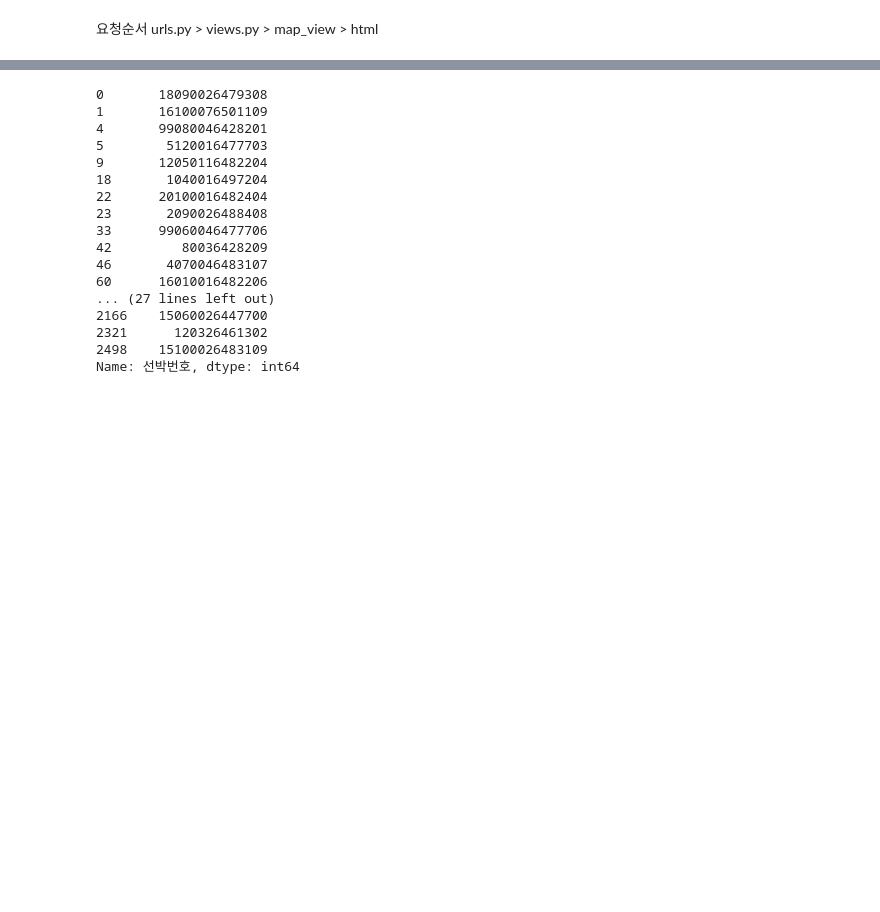
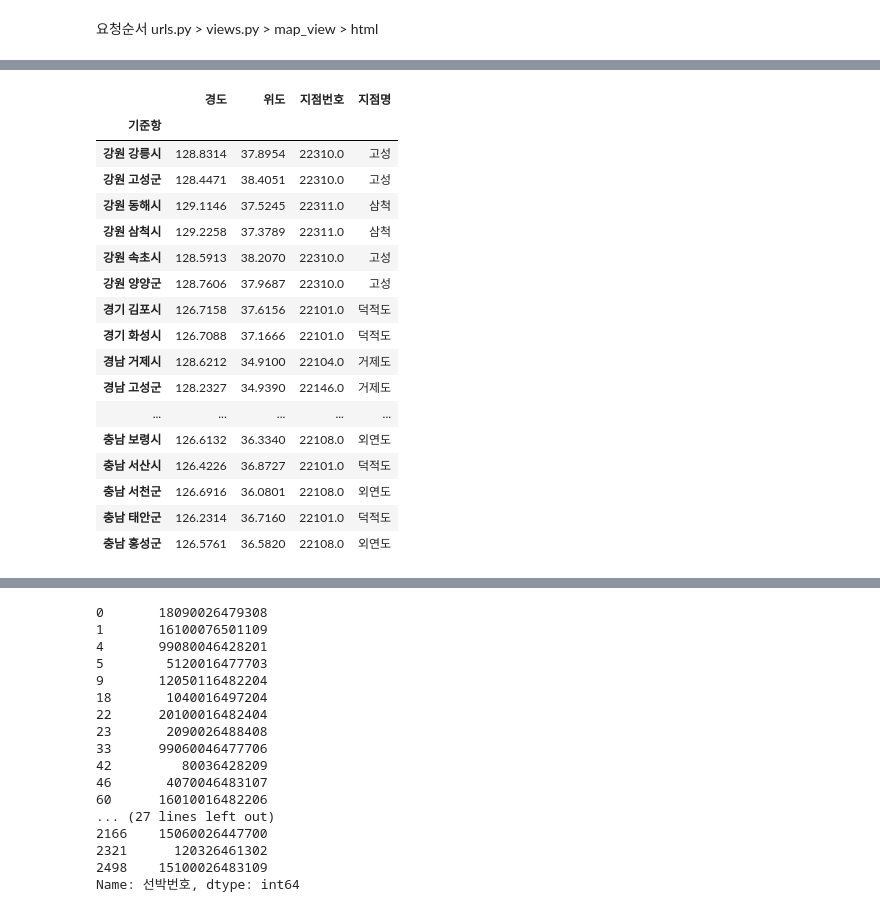
Before and after one commit to chjomoon/fishery_data, a Jupyter notebook: web_pjt/web_app/map_view/03_지도시각화v2.ipynb, the cells around one changed output, grey strips where cells are left out. Drawn from its saved outputs; the diff is of its cells as text; code cells hidden in the pictures; blank space fills up the shorter version.

```diff
--- a/web_pjt/web_app/map_view/03_지도시각화v2.ipynb
+++ b/web_pjt/web_app/map_view/03_지도시각화v2.ipynb
@@ -50,0 +55,8 @@ memory usage: 203.9+ KB
+# %%
+f_df = pd.read_excel('./files/vessel_with_nearest_buoy.xlsx')
+f_df['기준항'] = f_df['선적항'].str.split().str[:2].str.join(" ")
+#f_df['기준지역'] = f_df['선적항'].str.split().str[0].str.join(" ")
+f_df['기준항'].fillna(f_df['선적항'])
+print(f_df['기준항'].value_counts(sort=True))
+print(f_df.info())
+#f_df['지점명'].value_counts()
@@ -50,0 +81,16 @@ memory usage: 203.9+ KB
+# %%
+def unify_location(name):
+    if pd.isna(name):
+        return name
+    if '울산' in name:
+        return '울산광역시'
+    elif '서귀포' in name:
+        return '서귀포시'
+    elif '제주' in name:
+        return '제주시'
+    elif '부산' in name:
+        return '부산광역시'
+    elif '인천' in name:
+        return '인천광역시'
+    return name
+f_df['기준항'] = f_df['기준항'].apply(unify_location)
@@ -50,0 +141,27 @@ memory usage: 203.9+ KB
+# %%
+most_common_name = f_df.groupby('기준항')['지점명'].agg(lambda x: x.mode()[0])
+
+# 기준항별 중앙값과 결합
+median_coords = f_df.groupby('기준항')[['경도', '위도', '지점번호']].median().round(4)
+result = pd.concat([median_coords, most_common_name], axis=1)
+
+result
+# %% [output]
+|  | 경도 | 위도 | 지점번호 | 지점명 |
+| 기준항 |  |  |  |  |
+| 강원 강릉시 | 128.8314 | 37.8954 | 22310.0 | 고성 |
+| 강원 고성군 | 128.4471 | 38.4051 | 22310.0 | 고성 |
+| 강원 동해시 | 129.1146 | 37.5245 | 22311.0 | 삼척 |
+| 강원 삼척시 | 129.2258 | 37.3789 | 22311.0 | 삼척 |
+| 강원 속초시 | 128.5913 | 38.2070 | 22310.0 | 고성 |
+| 강원 양양군 | 128.7606 | 37.9687 | 22310.0 | 고성 |
+| 경기 김포시 | 126.7158 | 37.6156 | 22101.0 | 덕적도 |
+| 경기 화성시 | 126.7088 | 37.1666 | 22101.0 | 덕적도 |
+| 경남 거제시 | 128.6212 | 34.9100 | 22104.0 | 거제도 |
+| 경남 고성군 | 128.2327 | 34.9390 | 22146.0 | 거제도 |
+| ... | ... | ... | ... | ... |
+| 충남 보령시 | 126.6132 | 36.3340 | 22108.0 | 외연도 |
+| 충남 서산시 | 126.4226 | 36.8727 | 22101.0 | 덕적도 |
+| 충남 서천군 | 126.6916 | 36.0801 | 22108.0 | 외연도 |
+| 충남 태안군 | 126.2314 | 36.7160 | 22101.0 | 덕적도 |
+| 충남 홍성군 | 126.5761 | 36.5820 | 22108.0 | 외연도 |
```
Also changed, not shown: parts of 16 cells of this notebook, 11 other files.
